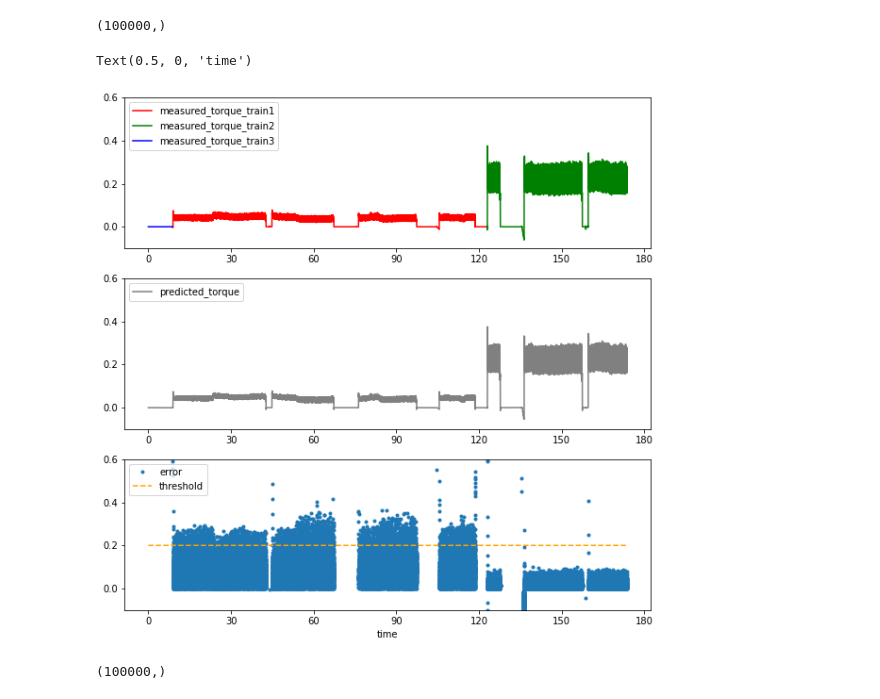
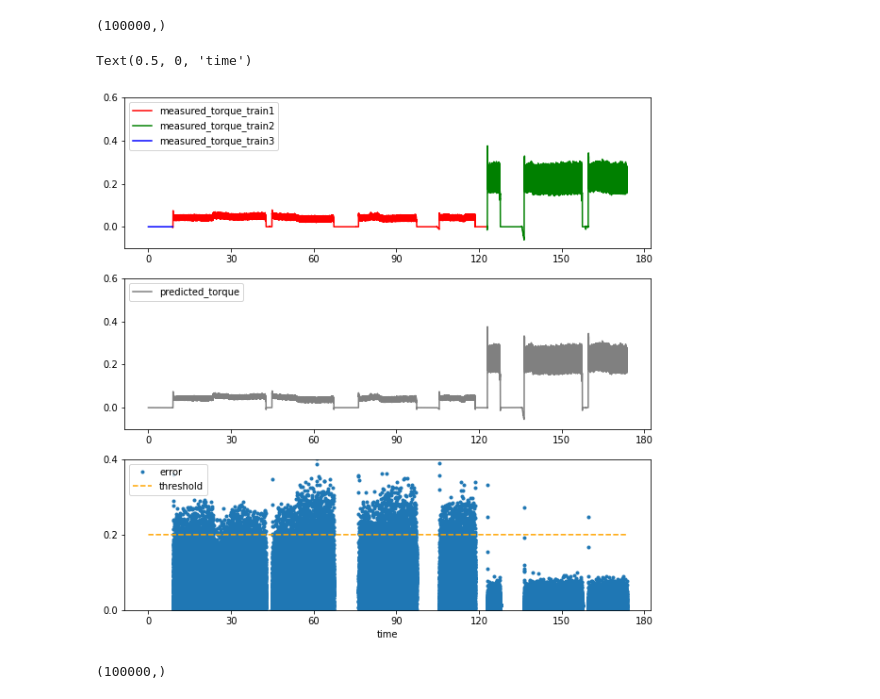
Before and after one commit to peeraponw/quick_move, a Jupyter notebook: analysis.ipynb, the cells around one changed output. Saved outputs shown, nothing was run; the diff lists cells and outputs as text; code cells hidden in the pictures.

```diff
--- a/merge.ipynb
+++ b/analysis.ipynb
@@ -696,32 +696,32 @@ pred.shape
 # %%
 threshold = 0.2
 plt.subplots(3,1,figsize=(10,10))
 
 plt.subplot(3,1,1)
 
 plt.plot(fail1_d6.loc[fail1_d6['pos']==1, 'time'], fail1_d6.loc[fail1_d6['pos']==1, 'tor'], 'r-', label='measured_torque_train1')
 plt.plot(fail1_d6.loc[fail1_d6['pos']==2, 'time'], fail1_d6.loc[fail1_d6['pos']==2, 'tor'], 'g-', label='measured_torque_train2')
 plt.plot(fail1_d6.loc[fail1_d6['pos']==3, 'time'], fail1_d6.loc[fail1_d6['pos']==3, 'tor'], 'b-', label='measured_torque_train3')
 torque_plot_settings()
 plt.legend(loc='upper left')
 
 plt.subplot(3,1,2)
 plt.plot(fail1_d6['time'], pred, 'gray', label='predicted_torque')
 torque_plot_settings()
 plt.legend(loc='upper left')
 
 plt.subplot(3,1,3)
 err = abs(fail1_d6['tor'] - pred)/fail1_d6['tor']
 plt.plot(fail1_d6['time'], err, '.', label='error')
 
 plt.plot(fail1_d6['time'], np.ones(fail1_d6['time'].shape)*threshold, '--', color='orange', label='threshold')
 torque_plot_settings()
 plt.legend(loc='upper left')
-# plt.ylim([0, 0.2])
+plt.ylim([0, 0.4])
 plt.xlabel('time')
 # %% [output]
 Text(0.5, 0, 'time')
-[figure, old version]
+[figure, new version]
 # %%
 # normal_d5
 test = trailling_feature(d5, window).values.reshape(-1, window+1, 1)
```
